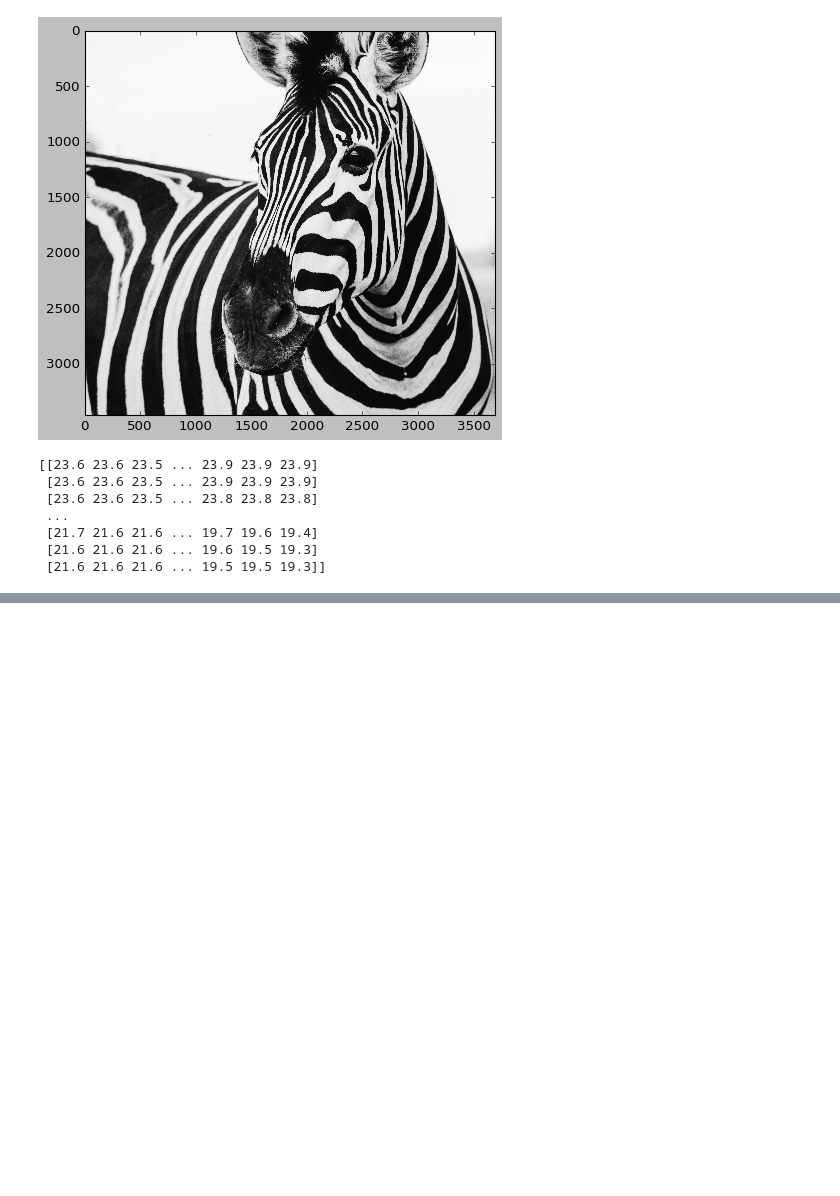
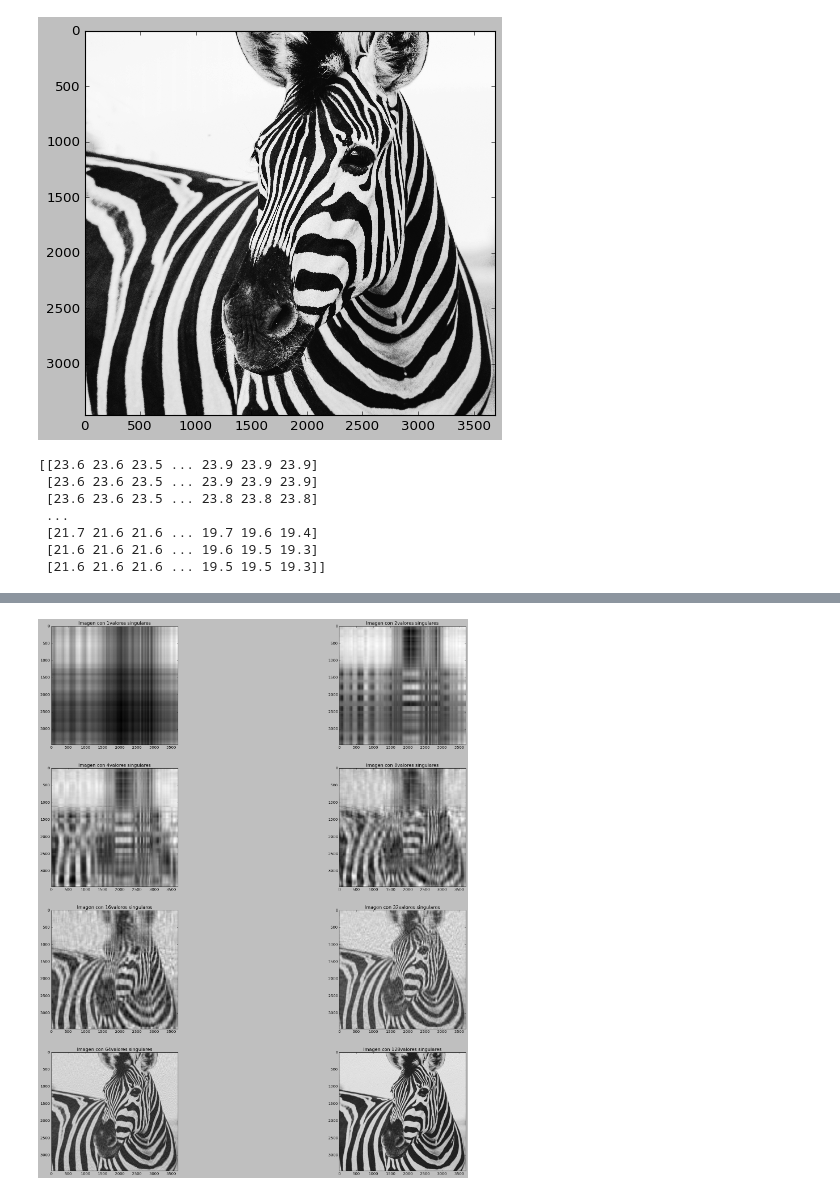
Before and after one commit to ian333/algebra-lineal-aplicada, a Jupyter notebook: SVD a una Imagen.ipynb, the cells around one changed output, grey strips where cells are left out. Drawn from its saved outputs; the diff is of its cells as text; code cells hidden in the pictures; blank space fills up the shorter version.

```diff
--- a/SVD a una Imagen.ipynb
+++ b/SVD a una Imagen.ipynb
@@ -66,3 +87,16 @@ print(np.max(imagen_mat))
+# %%
+
+fig,ax = plt.subplots(4,2,figsize=(30,30))
+for a in range(4):
+    for b in range(2):
+        i=(2**(a*2))*2**b
+        imagen_reconstruida=np.matrix(U[:,:i])*np.diag(D[:i])*np.matrix(V[:i,:])
+        ax[a,b].imshow(imagen_reconstruida,cmap='gray')
+        ax[a,b].set_title(f'Imagen con {i} valores singulares')
+
+plt.show()
+# %% [output]
+[figure, added]
 # %% [markdown]
 <a style='text-decoration:none;line-height:16px;display:flex;color:#5B5B62;padding:10px;justify-content:end;' href='https://deepnote.com?utm_source=created-in-deepnote-cell&projectId=e4a76e78-c18a-4fc7-af6b-dc86cc664138' target="_blank">
 <img alt='Created in deepnote.com' style='display:inline;max-height:16px;margin:0px;margin-right:7.5px;' src='embedded-picture-1' > </img>
```
Also changed, not shown: parts of 6 cells of this notebook, 1 other file.
